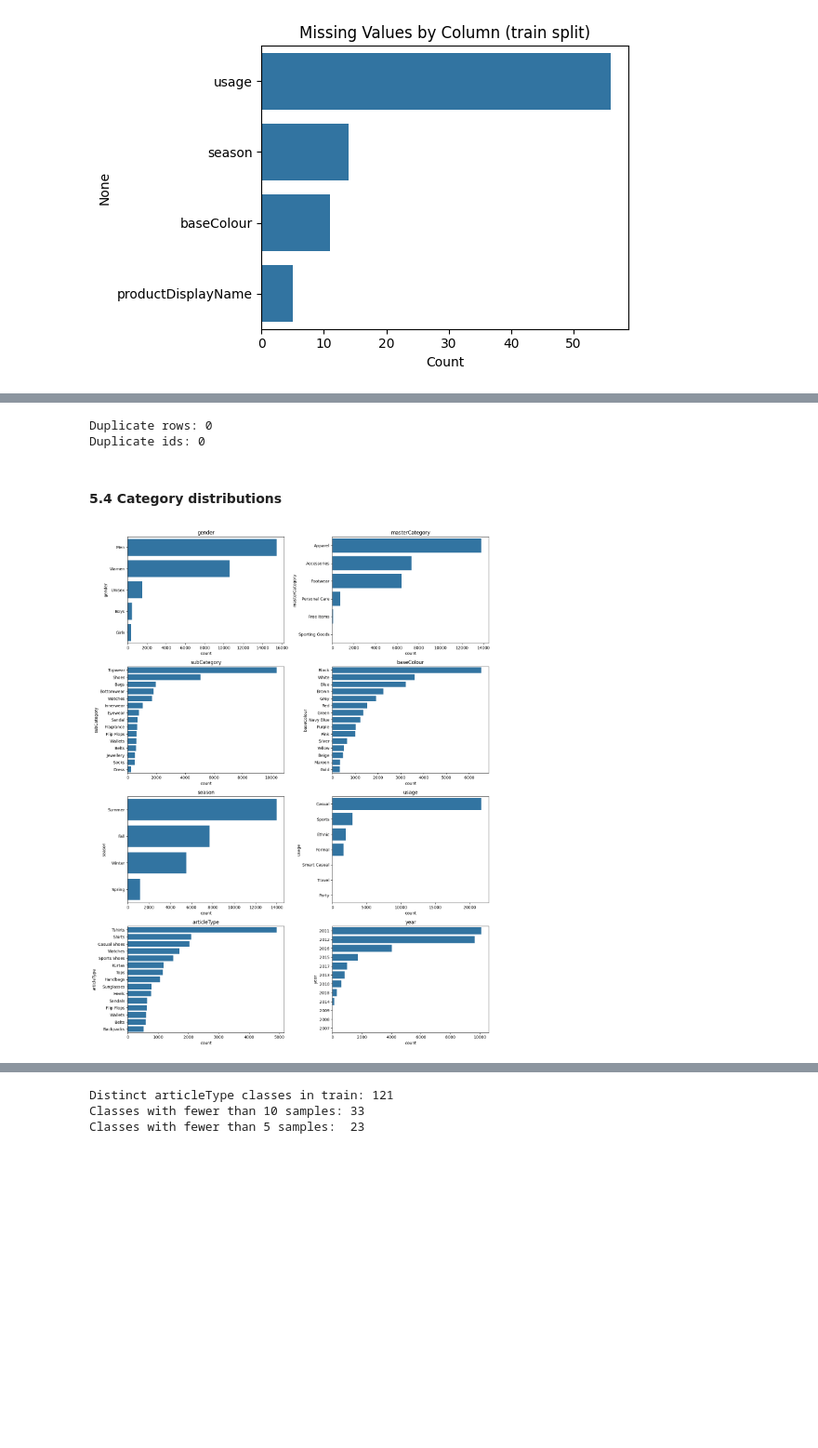
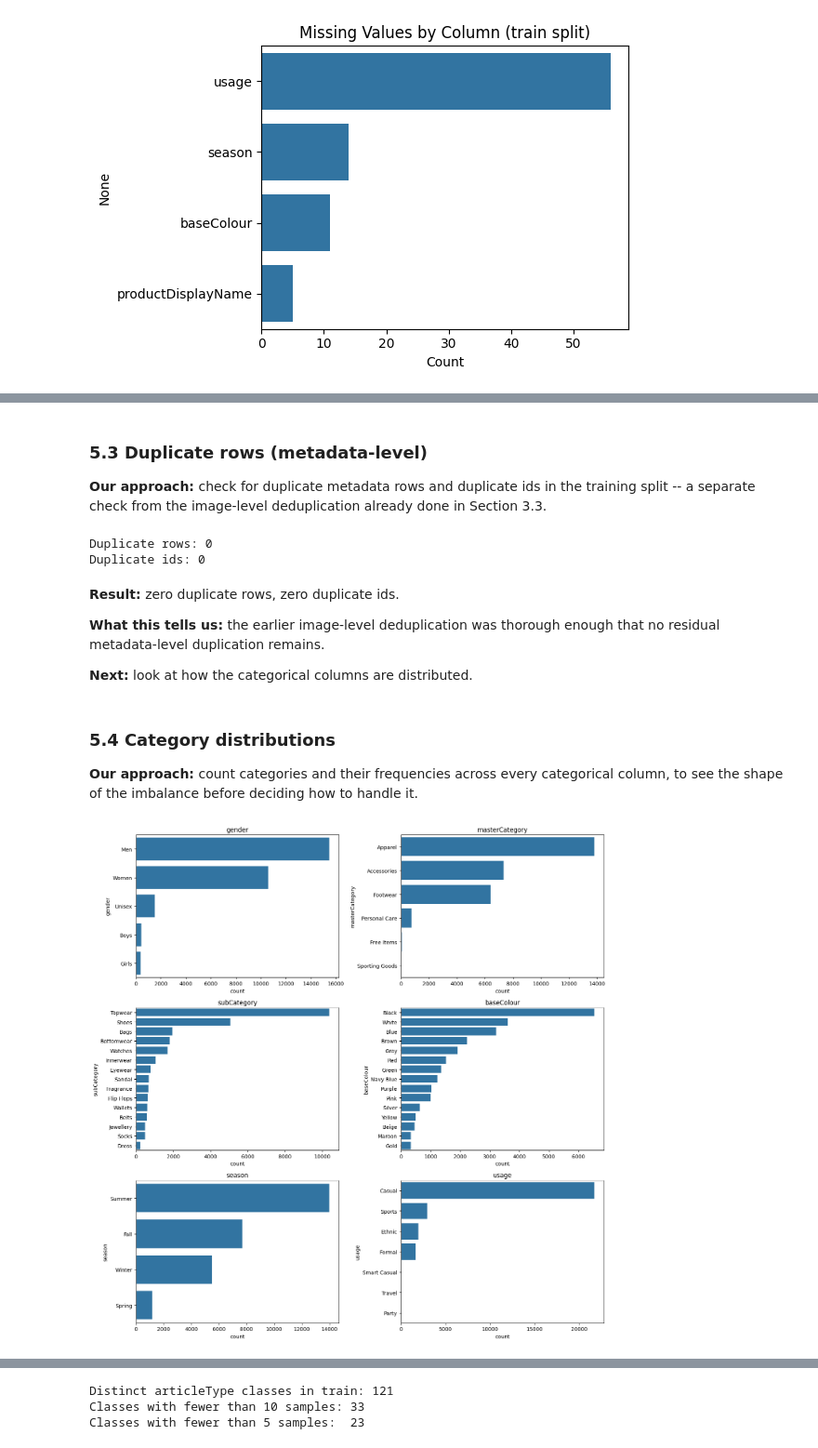
Before and after one commit to whiteshark05/COSC2753-Assignment-2, a Jupyter notebook: notebooks/COSC2753_A2_Preprocessing.ipynb, the cells around one changed output, grey strips where cells are left out. Shown at 93% size. Saved outputs shown, nothing was run; the diff lists cells and outputs as text; code cells hidden in the pictures; blank space fills up the shorter version.

```diff
--- a/notebooks/COSC2753_A2_Preprocessing.ipynb
+++ b/notebooks/COSC2753_A2_Preprocessing.ipynb
@@ -117,4 +153,5 @@ Remaining rows: 38612
 # %%
+# Corrupt / unopenable images
 corrupt = []
 for img_id in df['id']:
     try:
@@ -126,11 +163,5 @@ for img_id in df['id']:
 print(f"Corrupt/unopenable images: {len(corrupt)}")
 for img_id, err in corrupt[:10]:
     print(f"  {img_id}: {err}")
-
-# Drop them if any turn up -- a no-op on the current data (0 corrupt), but it means
-# the pipeline doesn't silently carry an unreadable file into the Dataset.
-if corrupt:
-    df = df[~df['id'].isin({i for i, _ in corrupt})].reset_index(drop=True)
-    print(f"Dropped {len(corrupt)} corrupt row(s). Remaining: {len(df)}")
 # %% [output]
 Corrupt/unopenable images: 0
@@ -364,21 +398,33 @@ if len(nonzero_missing):
+# %% [markdown]
+### 5.3 Duplicate rows (metadata-level)
+
+**Our approach:** check for duplicate metadata rows and duplicate ids in the training split -- a separate check from the image-level deduplication already done in Section 3.3.
 # %%
 print(f"Duplicate rows: {train_data.duplicated().sum()}")
 print(f"Duplicate ids: {train_data['id'].duplicated().sum()}")
 # %% [output]
 Duplicate rows: 0
 Duplicate ids: 0
-# %% [markdown]
-#### 5.4 Category distributions
+# %% [markdown]
+**Result:** zero duplicate rows, zero duplicate ids.
+
+**What this tells us:** the earlier image-level deduplication was thorough enough that no residual metadata-level duplication remains.
+
+**Next:** look at how the categorical columns are distributed.
+# %% [markdown]
+### 5.4 Category distributions
+
+**Our approach:** count categories and their frequencies across every categorical column, to see the shape of the imbalance before deciding how to handle it.
 # %%
-cat_cols = ['gender', 'masterCategory', 'subCategory', 'baseColour', 'season', 'usage', 'articleType', 'year']
-fig, axes = plt.subplots(4, 2, figsize=(14, 18))  # 4x2 = 8 axes, one per cat_col
+cat_cols = ['gender', 'masterCategory', 'subCategory', 'baseColour', 'season', 'usage']
+fig, axes = plt.subplots(3, 2, figsize=(14, 14))
 for ax, col in zip(axes.flatten(), cat_cols):
     order = train_data[col].value_counts().index[:15]  # top 15 to keep it readable
     sns.countplot(data=train_data, y=col, order=order, ax=ax)
     ax.set_title(col)
 plt.tight_layout()
 plt.show()
 # %% [output]
-[figure, old version]
+[figure, new version]
 # %%
 print("Category distributions (summary):\n")
```
Also changed, not shown: parts of 113 cells of this notebook.
